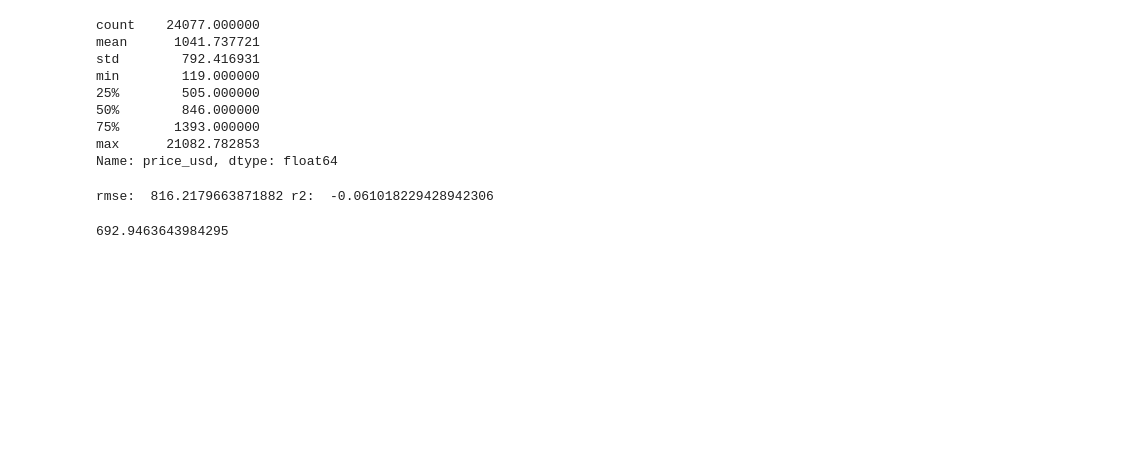
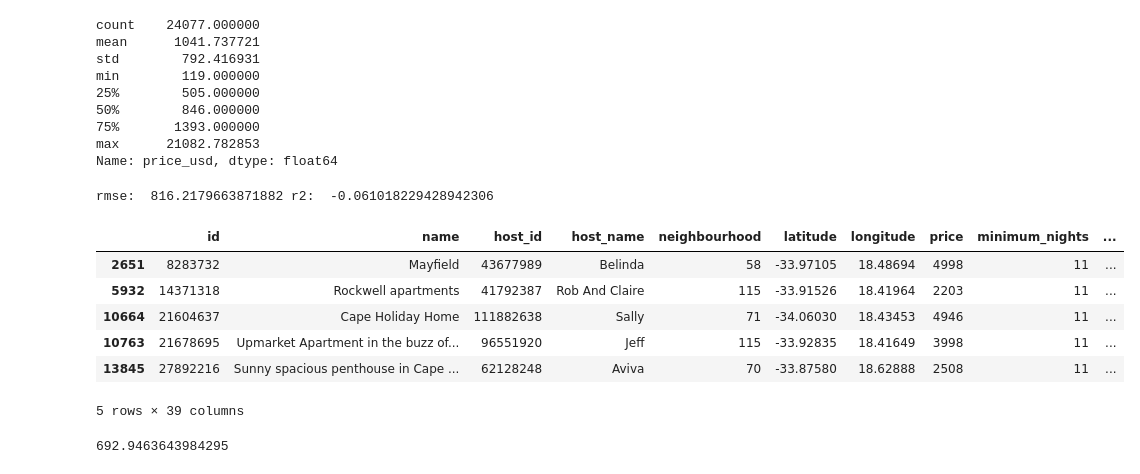
Before and after one commit to dolcikey/Cape_Town_AirBNB, a Jupyter notebook: SouthAfricaAirBNB.ipynb, the cells around one changed output. Drawn from its saved outputs; the diff is of its cells as text; code cells hidden in the pictures; blank space fills up the shorter version.

```diff
--- a/SouthAfricaAirBNB.ipynb
+++ b/SouthAfricaAirBNB.ipynb
@@ -332,6 +332,16 @@ rmse = np.sqrt(metrics.mean_squared_error(y, y_predict))
 print('rmse: ', rmse, 'r2: ', R2)
 # %% [output]
 rmse:  816.2179663871882 r2:  -0.061018229428942306
+# %%
+listing_df[listing_df['minimum_nights'] == 11]
+# %% [output]
+|  | id | name | host_id | host_name | neighbourhood | latitude | longitude | price | minimum_nights | ... |
+| 2651 | 8283732 | Mayfield | 43677989 | Belinda | 58 | -33.97105 | 18.48694 | 4998 | 11 | ... |
+| 5932 | 14371318 | Rockwell apartments | 41792387 | Rob And Claire | 115 | -33.91526 | 18.41964 | 2203 | 11 | ... |
+| 10664 | 21604637 | Cape Holiday Home | 111882638 | Sally | 71 | -34.06030 | 18.43453 | 4946 | 11 | ... |
+| 10763 | 21678695 | Upmarket Apartment in the buzz of... | 96551920 | Jeff | 115 | -33.92835 | 18.41649 | 3998 | 11 | ... |
+| 13845 | 27892216 | Sunny spacious penthouse in Cape ... | 62128248 | Aviva | 70 | -33.87580 | 18.62888 | 2508 | 11 | ... |
+5 rows × 39 columns
 # %%
 rmse = np.sqrt(metrics.mean_squared_error(y, y_predict))
 rmse
```
Also changed, not shown: parts of 1 cell of this notebook, 8 other files.
